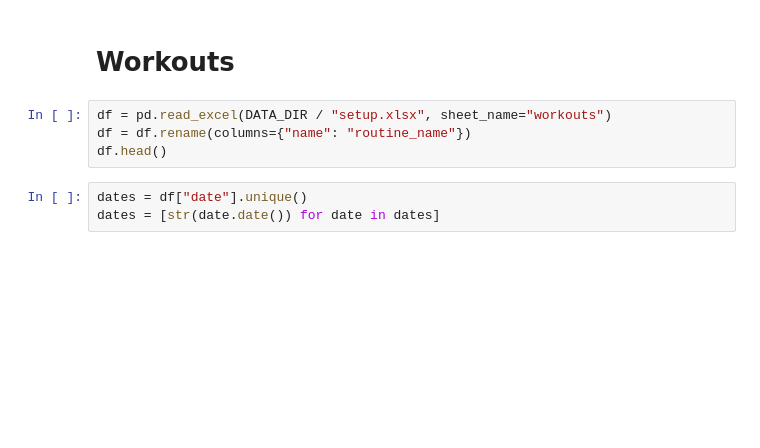
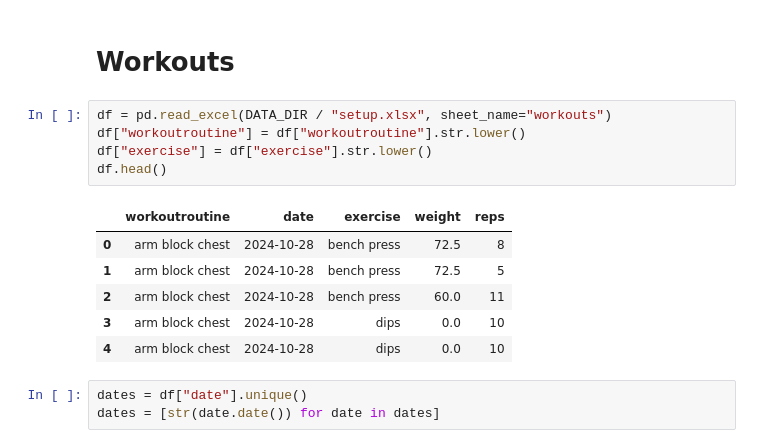
Before and after one commit to jordanbegg/pybenchmark, a Jupyter notebook: notebooks/setup.ipynb, the cells around one changed output. Saved outputs shown, nothing was run; the diff lists cells and outputs as text; blank space fills up the shorter version.

```diff
--- a/notebooks/setup.ipynb
+++ b/notebooks/setup.ipynb
@@ -76,8 +272,16 @@ for routine in routines:
 # Workouts
 # %%
 df = pd.read_excel(DATA_DIR / "setup.xlsx", sheet_name="workouts")
-df = df.rename(columns={"name": "routine_name"})
+df["workoutroutine"] = df["workoutroutine"].str.lower()
+df["exercise"] = df["exercise"].str.lower()
 df.head()
+# %% [output]
+|  | workoutroutine | date | exercise | weight | reps |
+| 0 | arm block chest | 2024-10-28 | bench press | 72.5 | 8 |
+| 1 | arm block chest | 2024-10-28 | bench press | 72.5 | 5 |
+| 2 | arm block chest | 2024-10-28 | bench press | 60.0 | 11 |
+| 3 | arm block chest | 2024-10-28 | dips | 0.0 | 10 |
+| 4 | arm block chest | 2024-10-28 | dips | 0.0 | 10 |
 # %%
 dates = df["date"].unique()
 dates = [str(date.date()) for date in dates]
```
Also changed, not shown: parts of 32 cells of this notebook, 10 other files.
